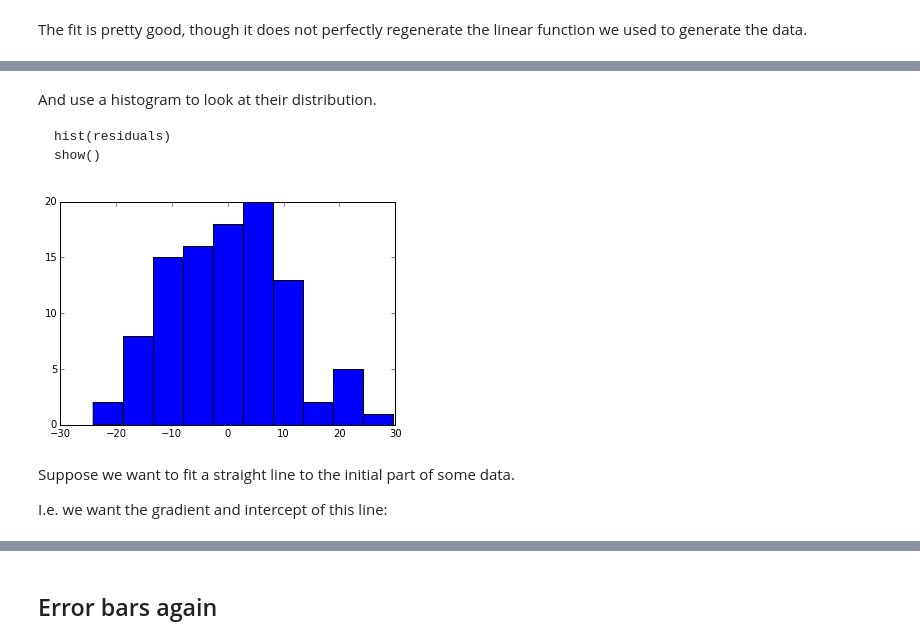
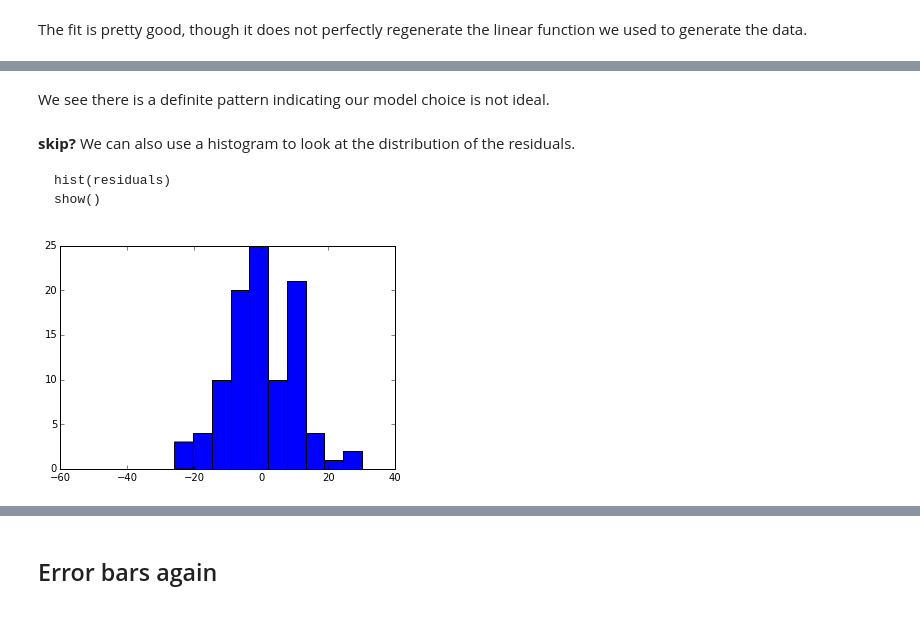
Before and after one commit to Clyde-fare/Imperial_Chem_Python, a Jupyter notebook: C_Y1/workshop2/Workshop 2.ipynb, the cells around one changed output, grey strips where cells are left out. Saved outputs shown, nothing was run; the diff lists cells and outputs as text; code cells hidden in the pictures.

```diff
--- a/C_Y1/workshop2/Workshop 2.ipynb
+++ b/C_Y1/workshop2/Workshop 2.ipynb
@@ -812,10 +902,14 @@ show()
+# %% [markdown]
+We see there is a definite pattern indicating our model choice is not ideal.
 # %% [markdown]
-And use a histogram to look at their distribution.
+**skip?**
+We can also use a histogram to look at the distribution of the residuals.
 
     hist(residuals)
     show()
 # %%
 hist(residuals)
+xlim([-60,40])
 show()
 # %% [output]
-[figure, old version]
+[figure, new version]
@@ -833,4 +915,0 @@ show()
-# %% [markdown]
-Suppose we want to fit a straight line to the initial part of some data.
-
-I.e. we want the gradient and intercept of this line:
```
Also changed, not shown: parts of 50 cells of this notebook.
